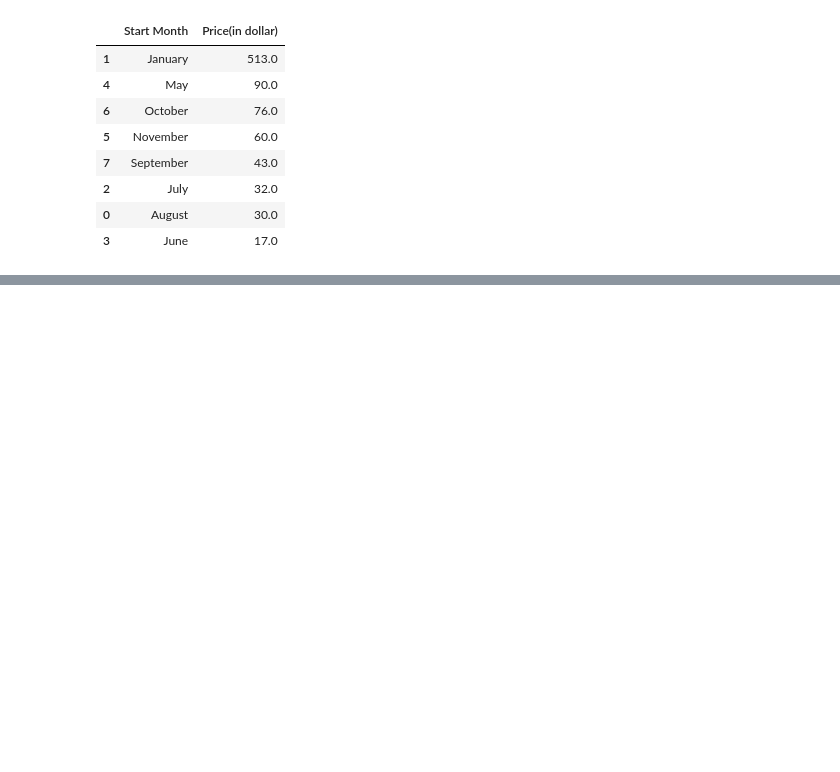
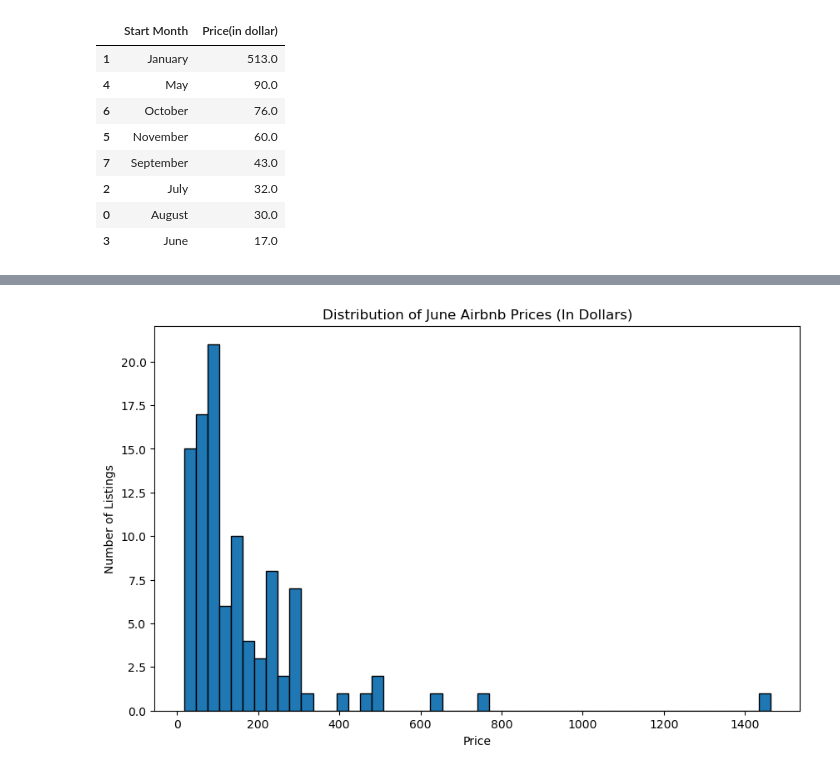
Before and after one commit to nvnehemias/airbnb-analytics-portfolio, a Jupyter notebook: airbnb-analytics-portfolio/notebooks/02_data_analysis.ipynb, the cells around one changed output, grey strips where cells are left out. Cells and saved outputs as stored; diff of their text form; code cells hidden in the pictures; blank space fills up the shorter version.

Commit message:
Adding histogram chart

```diff
--- a/airbnb-analytics-portfolio/notebooks/02_data_analysis.ipynb
+++ b/airbnb-analytics-portfolio/notebooks/02_data_analysis.ipynb
@@ -83,0 +88,2 @@ plt.show()
+# %%
+june_only = df_1[df_1['Start Month'] == 'June'].sort_values(by = 'Price(in dollar)', ascending = False)
@@ -83,0 +101,9 @@ plt.show()
+# %%
+plt.figure(figsize=(10,6))
+plt.hist(june_only['Price(in dollar)'], bins=50, edgecolor='black')
+plt.title("Distribution of June Airbnb Prices (In Dollars)")
+plt.xlabel("Price")
+plt.ylabel("Number of Listings")
+plt.show()
+# %% [output]
+[figure, added]
```
Also changed, not shown: parts of 6 cells of this notebook.
